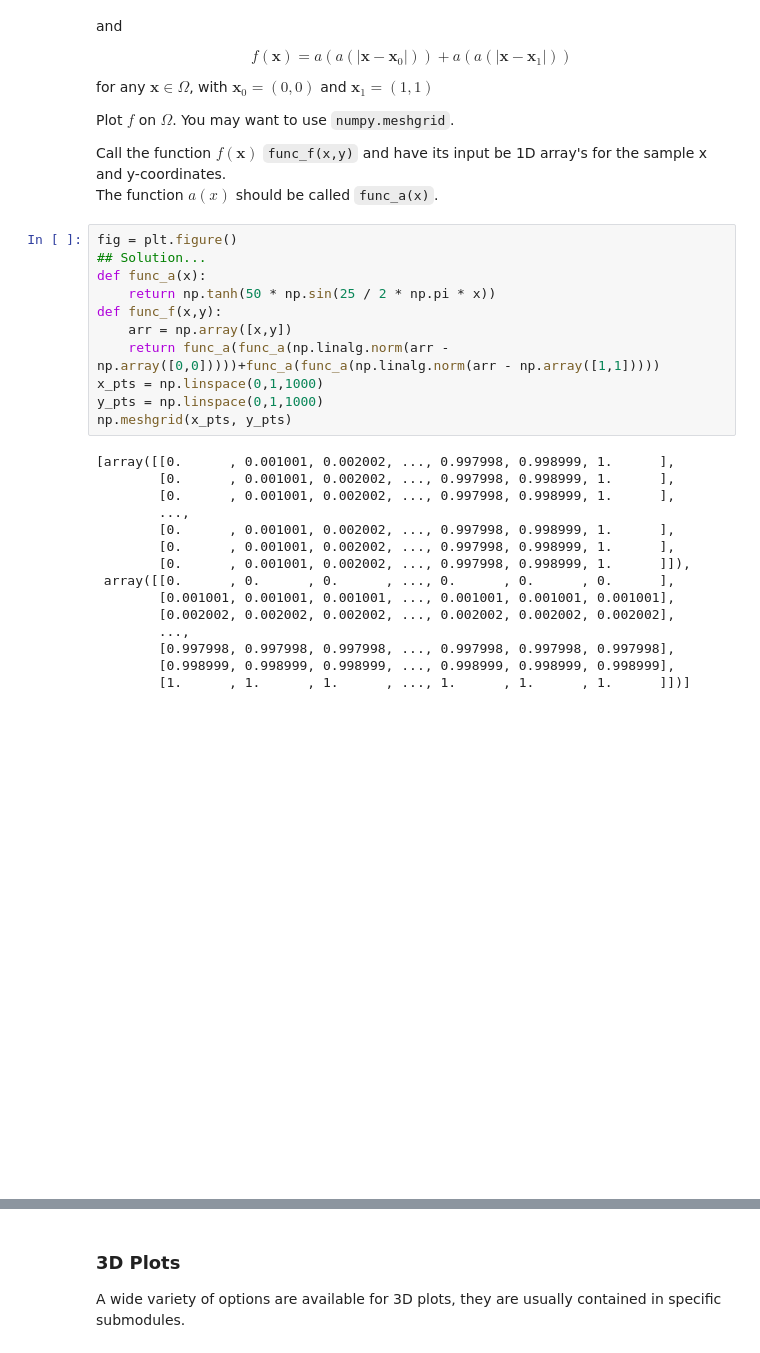
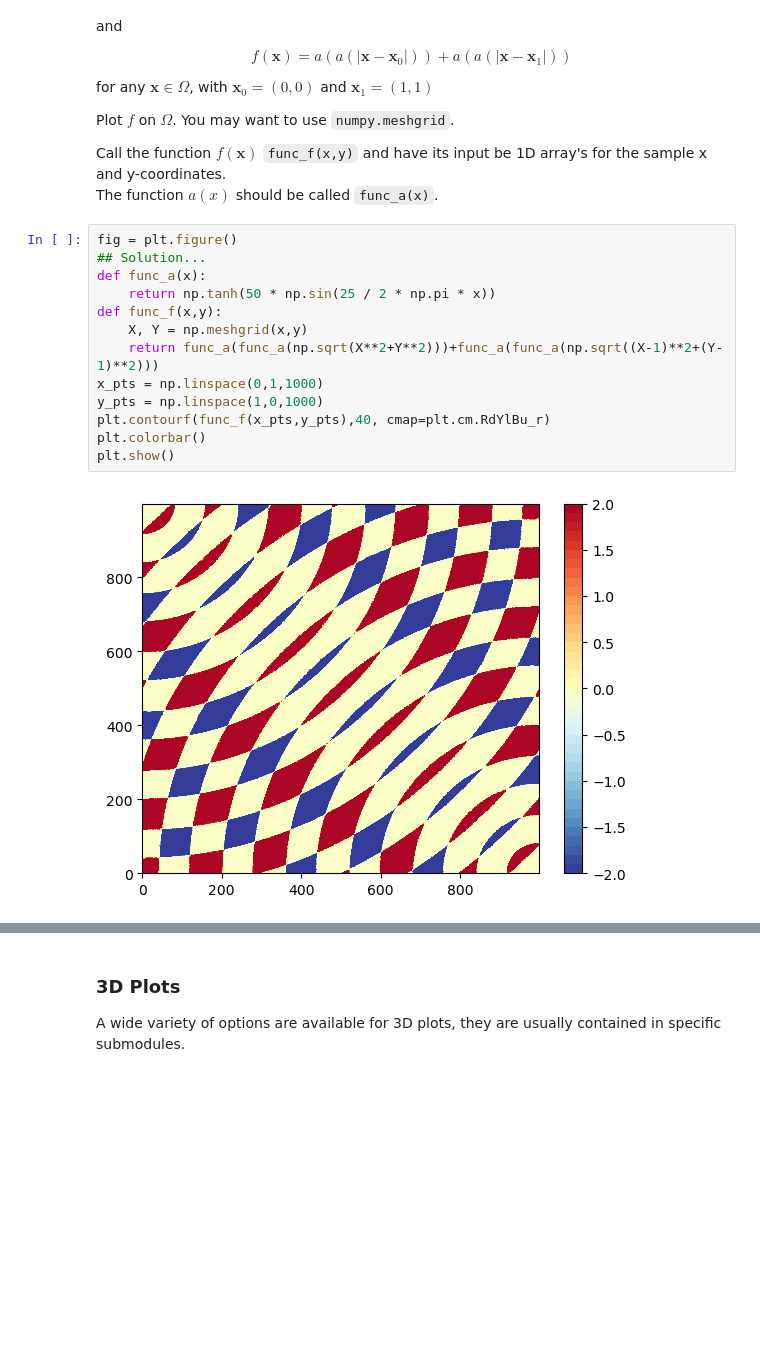
Before and after one commit to esemsc-ssa221/modern-programming-methods, a Jupyter notebook: Lectures/Lecture02/lecture.ipynb, the cells around one changed output, grey strips where cells are left out. Saved outputs shown, nothing was run; the diff lists cells and outputs as text; blank space fills up the shorter version.

```diff
--- a/Lectures/Lecture02/lecture.ipynb
+++ b/Lectures/Lecture02/lecture.ipynb
@@ -1644,30 +1644,18 @@ The function $a(x)$ should be called `func_a(x)`. <br>
 # %%
 fig = plt.figure()
 ## Solution...
 def func_a(x):
     return np.tanh(50 * np.sin(25 / 2 * np.pi * x))
 def func_f(x,y):
-    arr = np.array([x,y])
-    return func_a(func_a(np.linalg.norm(arr - np.array([0,0]))))+func_a(func_a(np.linalg.norm(arr - np.array([1,1]))))
+    X, Y = np.meshgrid(x,y)
+    return func_a(func_a(np.sqrt(X**2+Y**2)))+func_a(func_a(np.sqrt((X-1)**2+(Y-1)**2)))
 x_pts = np.linspace(0,1,1000)
-y_pts = np.linspace(0,1,1000)
-np.meshgrid(x_pts, y_pts)
+y_pts = np.linspace(1,0,1000)
+plt.contourf(func_f(x_pts,y_pts),40, cmap=plt.cm.RdYlBu_r)
+plt.colorbar()
+plt.show()
 # %% [output]
-[array([[0.      , 0.001001, 0.002002, ..., 0.997998, 0.998999, 1.      ],
-        [0.      , 0.001001, 0.002002, ..., 0.997998, 0.998999, 1.      ],
-        [0.      , 0.001001, 0.002002, ..., 0.997998, 0.998999, 1.      ],
-        ...,
-        [0.      , 0.001001, 0.002002, ..., 0.997998, 0.998999, 1.      ],
-        [0.      , 0.001001, 0.002002, ..., 0.997998, 0.998999, 1.      ],
-        [0.      , 0.001001, 0.002002, ..., 0.997998, 0.998999, 1.      ]]),
- array([[0.      , 0.      , 0.      , ..., 0.      , 0.      , 0.      ],
-        [0.001001, 0.001001, 0.001001, ..., 0.001001, 0.001001, 0.001001],
-        [0.002002, 0.002002, 0.002002, ..., 0.002002, 0.002002, 0.002002],
-        ...,
-        [0.997998, 0.997998, 0.997998, ..., 0.997998, 0.997998, 0.997998],
-        [0.998999, 0.998999, 0.998999, ..., 0.998999, 0.998999, 0.998999],
-        [1.      , 1.      , 1.      , ..., 1.      , 1.      , 1.      ]])]
-[figure, old version]
+[figure, new version]
 # %%
 ## The following code is used to check you solution and should not be modified
 ## It should help you by providing feedback to the solution you have provided
```
Also changed, not shown: parts of 10 cells of this notebook.
